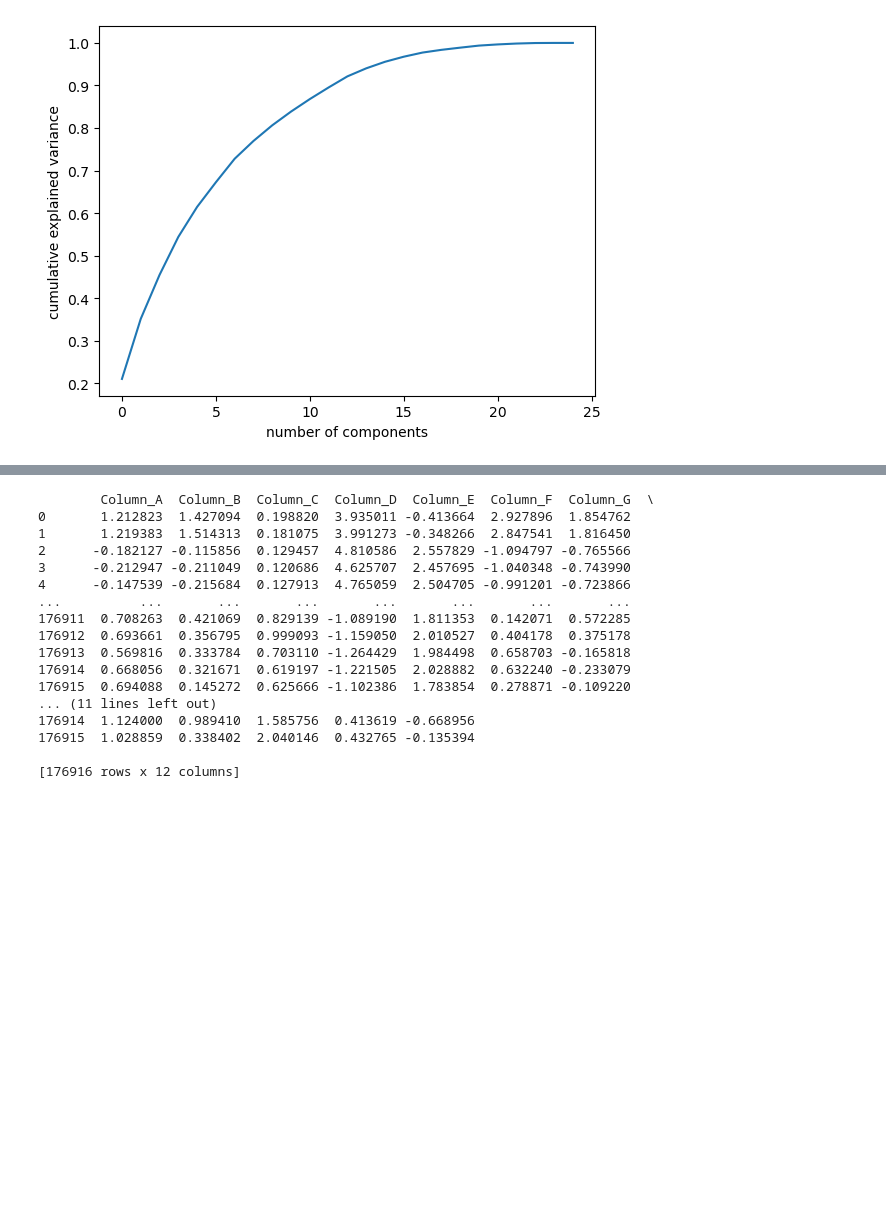
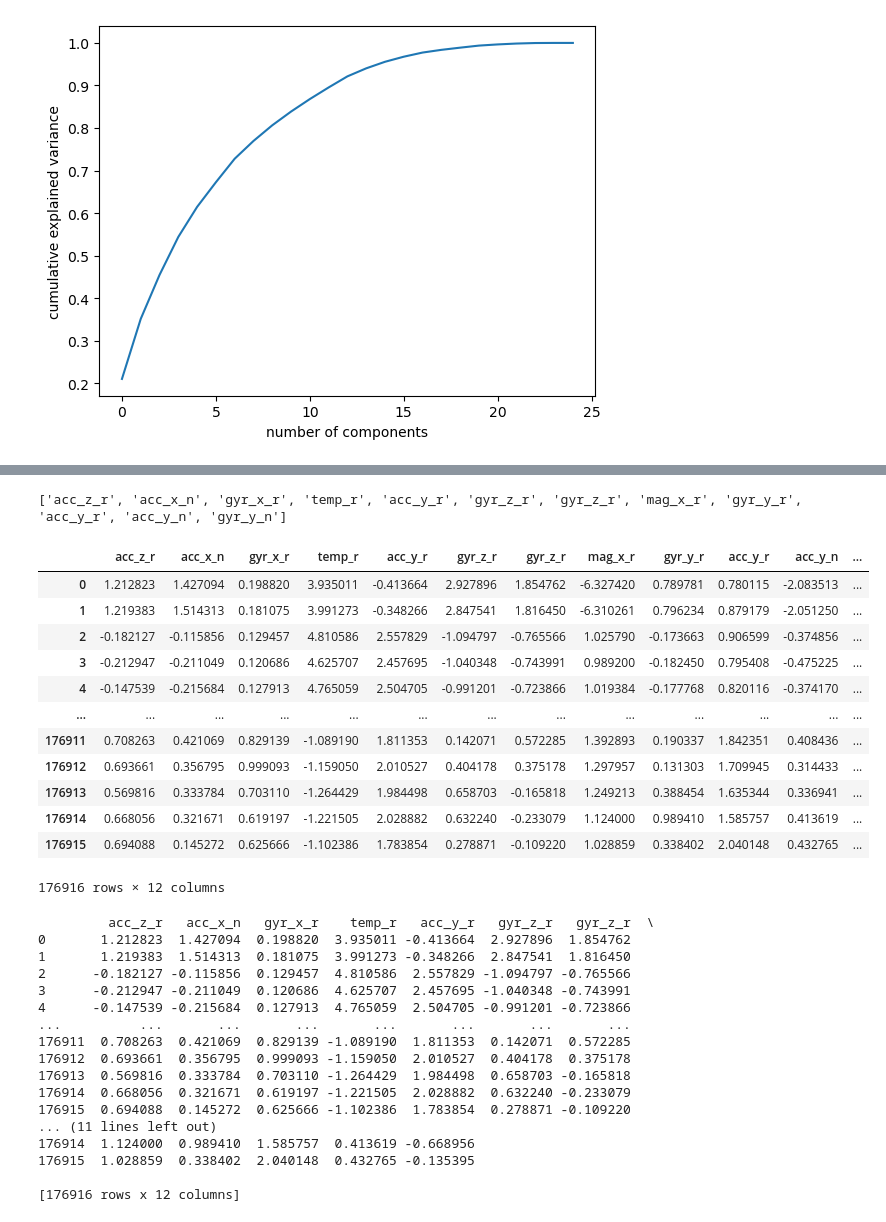
Before and after one commit to Becode-Gent/time_series_clustering, a Jupyter notebook: preprocessing/dim_red_PCA.ipynb, the cells around one changed output, grey strips where cells are left out. Saved outputs shown, nothing was run; the diff lists cells and outputs as text; code cells hidden in the pictures; blank space fills up the shorter version.

Commit message:
get the most important features

```diff
--- a/preprocessing/dim_red_PCA.ipynb
+++ b/preprocessing/dim_red_PCA.ipynb
@@ -135,12 +135,40 @@ df1= pd.DataFrame(df_std_pca, columns = ['Column_A','Column_B','Column_C','Colum
+# %%
+n_pcs= pca.n_components_ # get number of component
+# get the index of the most important feature on EACH component
+most_important = [np.abs(pca.components_[i]).argmax() for i in range(n_pcs)]
+initial_feature_names = df.columns
+# get the most important feature names
+most_important_names = [initial_feature_names[most_important[i]] for i in range(n_pcs)]
+# %%
+print(most_important_names)
+# %% [output]
+['acc_z_r', 'acc_x_n', 'gyr_x_r', 'temp_r', 'acc_y_r', 'gyr_z_r', 'gyr_z_r', 'mag_x_r', 'gyr_y_r', 'acc_y_r', 'acc_y_n', 'gyr_y_n']
+# %%
+df1= pd.DataFrame(df_std_pca, columns = most_important_names)
+df1
+# %% [output]
+|  | acc_z_r | acc_x_n | gyr_x_r | temp_r | acc_y_r | gyr_z_r | gyr_z_r | mag_x_r | gyr_y_r | acc_y_r | acc_y_n | ... |
+| 0 | 1.212823 | 1.427094 | 0.198820 | 3.935011 | -0.413664 | 2.927896 | 1.854762 | -6.327420 | 0.789781 | 0.780115 | -2.083513 | ... |
+| 1 | 1.219383 | 1.514313 | 0.181075 | 3.991273 | -0.348266 | 2.847541 | 1.816450 | -6.310261 | 0.796234 | 0.879179 | -2.051250 | ... |
+| 2 | -0.182127 | -0.115856 | 0.129457 | 4.810586 | 2.557829 | -1.094797 | -0.765566 | 1.025790 | -0.173663 | 0.906599 | -0.374856 | ... |
+| 3 | -0.212947 | -0.211049 | 0.120686 | 4.625707 | 2.457695 | -1.040348 | -0.743991 | 0.989200 | -0.182450 | 0.795408 | -0.475225 | ... |
+| 4 | -0.147539 | -0.215684 | 0.127913 | 4.765059 | 2.504705 | -0.991201 | -0.723866 | 1.019384 | -0.177768 | 0.820116 | -0.374170 | ... |
+| ... | ... | ... | ... | ... | ... | ... | ... | ... | ... | ... | ... | ... |
+| 176911 | 0.708263 | 0.421069 | 0.829139 | -1.089190 | 1.811353 | 0.142071 | 0.572285 | 1.392893 | 0.190337 | 1.842351 | 0.408436 | ... |
+| 176912 | 0.693661 | 0.356795 | 0.999093 | -1.159050 | 2.010527 | 0.404178 | 0.375178 | 1.297957 | 0.131303 | 1.709945 | 0.314433 | ... |
+| 176913 | 0.569816 | 0.333784 | 0.703110 | -1.264429 | 1.984498 | 0.658703 | -0.165818 | 1.249213 | 0.388454 | 1.635344 | 0.336941 | ... |
+| 176914 | 0.668056 | 0.321671 | 0.619197 | -1.221505 | 2.028882 | 0.632240 | -0.233079 | 1.124000 | 0.989410 | 1.585757 | 0.413619 | ... |
+| 176915 | 0.694088 | 0.145272 | 0.625666 | -1.102386 | 1.783854 | 0.278871 | -0.109220 | 1.028859 | 0.338402 | 2.040148 | 0.432765 | ... |
+176916 rows × 12 columns
 # %%
 df2 = df1.rolling(window=25).mean()
 print(df1)
 # %% [output]
-        Column_A  Column_B  Column_C  Column_D  Column_E  Column_F  Column_G  \
+         acc_z_r   acc_x_n   gyr_x_r    temp_r   acc_y_r   gyr_z_r   gyr_z_r  \
 0       1.212823  1.427094  0.198820  3.935011 -0.413664  2.927896  1.854762
 1       1.219383  1.514313  0.181075  3.991273 -0.348266  2.847541  1.816450
 2      -0.182127 -0.115856  0.129457  4.810586  2.557829 -1.094797 -0.765566
-3      -0.212947 -0.211049  0.120686  4.625707  2.457695 -1.040348 -0.743990
+3      -0.212947 -0.211049  0.120686  4.625707  2.457695 -1.040348 -0.743991
 4      -0.147539 -0.215684  0.127913  4.765059  2.504705 -0.991201 -0.723866
 ...          ...       ...       ...       ...       ...       ...       ...
 176911  0.708263  0.421069  0.829139 -1.089190  1.811353  0.142071  0.572285
@@ -149,7 +177,7 @@ print(df1)
 176914  0.668056  0.321671  0.619197 -1.221505  2.028882  0.632240 -0.233079
 176915  0.694088  0.145272  0.625666 -1.102386  1.783854  0.278871 -0.109220
 ... (11 lines left out)
-176914  1.124000  0.989410  1.585756  0.413619 -0.668956
-176915  1.028859  0.338402  2.040146  0.432765 -0.135394
+176914  1.124000  0.989410  1.585757  0.413619 -0.668956
+176915  1.028859  0.338402  2.040148  0.432765 -0.135395
 
 [176916 rows x 12 columns]
```
Also changed, not shown: parts of 3 cells of this notebook.
